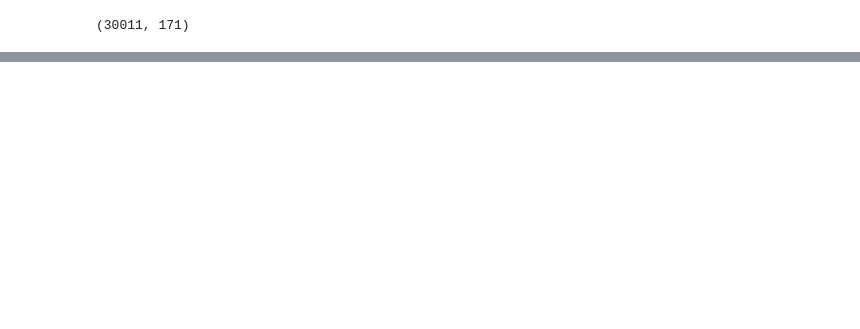
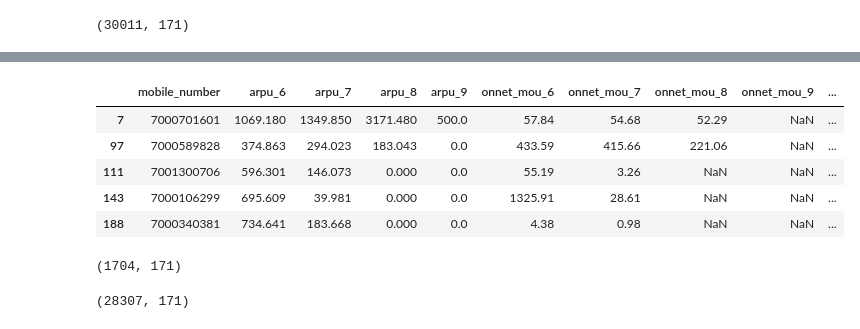
Before and after one commit to AkankshaDwivedi/telecom-churn-assignment, a Jupyter notebook: Telecom_Churn_Case_study.ipynb, the cells around one changed output, grey strips where cells are left out. Drawn from its saved outputs; the diff is of its cells as text; code cells hidden in the pictures; blank space fills up the shorter version.

```diff
--- a/Telecom_Churn_Case_study.ipynb
+++ b/Telecom_Churn_Case_study.ipynb
@@ -182,0 +210,43 @@ dtype: float64
+# %%
+# Creating a dataframe for MOU for September, for which the the MOU values are null
+telecom_df_null_mou_9 = telecom_df[(telecom_df['std_og_t2f_mou_9'].isnull()) &
+                                    (telecom_df['roam_ic_mou_9'].isnull()) &
+                                    (telecom_df['loc_og_mou_9'].isnull()) &
+                                    (telecom_df['loc_ic_t2t_mou_9'].isnull()) &
+                                    (telecom_df['loc_og_t2f_mou_9'].isnull()) &
+                                    (telecom_df['std_ic_t2m_mou_9'].isnull()) &
+                                    (telecom_df['std_ic_mou_9'].isnull()) &
+                                    (telecom_df['loc_og_t2m_mou_9'].isnull()) &
+                                    (telecom_df['std_og_t2t_mou_9'].isnull()) &
+                                    (telecom_df['spl_ic_mou_9'].isnull()) &
+                                    (telecom_df['loc_og_t2t_mou_9'].isnull()) &
+                                    (telecom_df['loc_ic_t2m_mou_9'].isnull()) &
+                                    (telecom_df['std_og_t2m_mou_9'].isnull()) &
+                                    (telecom_df['roam_og_mou_9'].isnull()) &
+                                    (telecom_df['og_others_9'].isnull()) &
+                                    (telecom_df['loc_og_t2c_mou_9'].isnull()) &
+                                    (telecom_df['std_ic_t2t_mou_9'].isnull()) &
+                                    (telecom_df['ic_others_9'].isnull()) &
+                                    (telecom_df['loc_ic_t2f_mou_9'].isnull()) &
+                                    (telecom_df['offnet_mou_9'].isnull()) &
+                                    (telecom_df['std_og_mou_9'].isnull()) &
+                                    (telecom_df['spl_og_mou_9'].isnull()) &
+                                    (telecom_df['isd_ic_mou_9'].isnull()) &
+                                    (telecom_df['loc_ic_mou_9'].isnull()) &
+                                    (telecom_df['isd_og_mou_9'].isnull()) &
+                                    (telecom_df['onnet_mou_9'].isnull()) &
+                                    (telecom_df['std_ic_t2f_mou_9'].isnull())
+                                     ]
+
+telecom_df_null_mou_9.head()
+# %% [output]
+|  | mobile_number | arpu_6 | arpu_7 | arpu_8 | arpu_9 | onnet_mou_6 | onnet_mou_7 | onnet_mou_8 | onnet_mou_9 | ... |
+| 7 | 7000701601 | 1069.180 | 1349.850 | 3171.480 | 500.0 | 57.84 | 54.68 | 52.29 | NaN | ... |
+| 97 | 7000589828 | 374.863 | 294.023 | 183.043 | 0.0 | 433.59 | 415.66 | 221.06 | NaN | ... |
+| 111 | 7001300706 | 596.301 | 146.073 | 0.000 | 0.0 | 55.19 | 3.26 | NaN | NaN | ... |
+| 143 | 7000106299 | 695.609 | 39.981 | 0.000 | 0.0 | 1325.91 | 28.61 | NaN | NaN | ... |
+| 188 | 7000340381 | 734.641 | 183.668 | 0.000 | 0.0 | 4.38 | 0.98 | NaN | NaN | ... |
+# %%
+telecom_df_null_mou_9.shape
+# %% [output]
+(1704, 171)
@@ -182,0 +256,4 @@ dtype: float64
+# %%
+telecom_df.shape
+# %% [output]
+(28307, 171)
```
Also changed, not shown: parts of 54 cells of this notebook.
